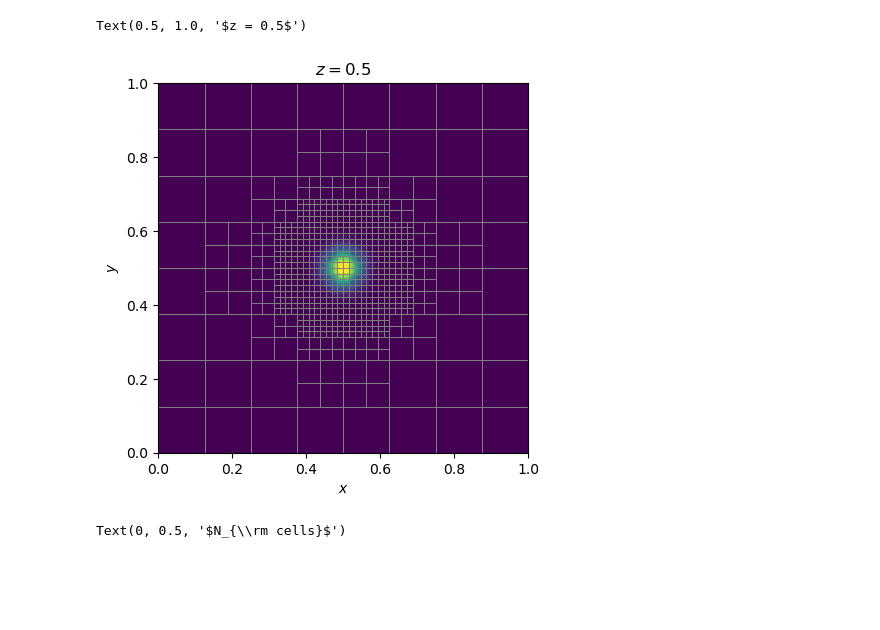
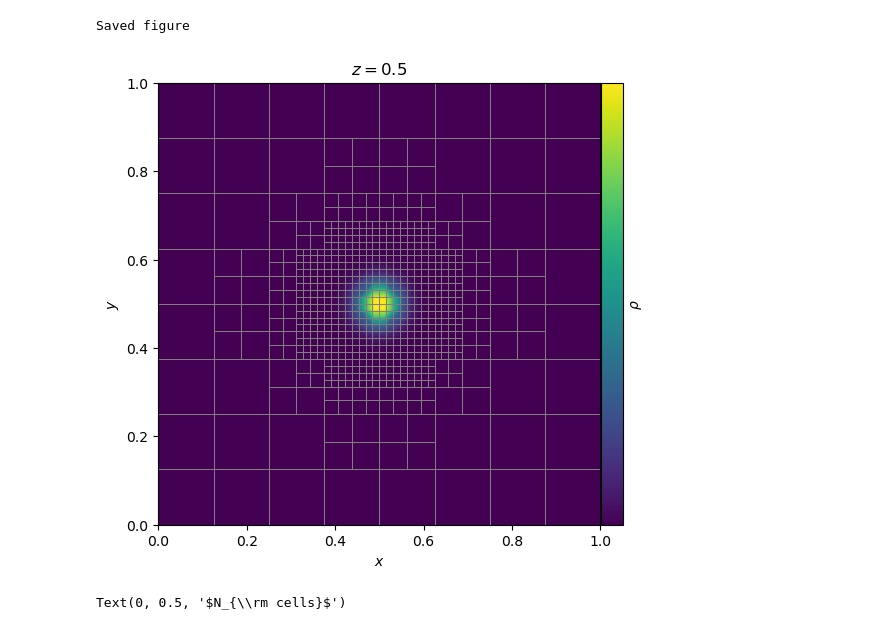
Before and after one commit to 314152718/amr-gpu, a Jupyter notebook: visualize.ipynb, the cells around one changed output. Cells and saved outputs as stored; diff of their text form; code cells hidden in the pictures; blank space fills up the shorter version.

Commit message:
added visualize

```diff
--- a/visualize.ipynb
+++ b/visualize.ipynb
@@ -6,3 +9,17 @@ from types import SimpleNamespace
+# %%
+def save_fig(fig_name, filetype="png", dpi=300):
+    '''
+    Save the current matplotlib figure.
+
+    Args
+    name (string): figure name
+    filetype (string): file type
+    dpi (int): dots per inch
+    '''
+    save_dir = '/home/za9132/amr-gpu/figures'
+    filename = "%s.%s" % (fig_name, filetype)
+    plt.savefig(os.path.join(save_dir, filename), bbox_inches="tight", dpi=dpi)
+    print('Saved figure')
 # %%
 with open('grid.csv', 'r') as f:
     lines = f.readlines()
@@ -42,11 +59,11 @@ ValueError: zero-size array to reduction operation minimum which has no identity
 # %%
-def plot_rho_slice(z, num=50):
+def plot_rho_slice(z, num=50, **kwargs):
     coord_min = [coord - 1 / 2**(grid.L + 1) for coord in [grid.x, grid.y, grid.z]]
     coord_max = [coord + 1 / 2**(grid.L + 1) for coord in [grid.x, grid.y, grid.z]]
     cond = (z >= coord_min[2]) * (z <= coord_max[2])
     x_grid, y_grid = np.meshgrid(np.linspace(0, 1, num), np.linspace(0, 1, num), indexing='ij')
     rho_grid = griddata((grid.x[cond], grid.y[cond]), grid.rho[cond], (x_grid, y_grid), fill_value=0)
-    im = plt.contourf(x_grid, y_grid, rho_grid, levels=200)
+    im = plt.contourf(x_grid, y_grid, rho_grid, **kwargs)
     return im
 
 def plot_grid_slice(z, color='black'):
@@ -55,17 +72,26 @@ def plot_grid_slice(z, color='black'):
     cond = (z >= coord_min[2]) * (z <= coord_max[2])
     plt.plot(np.array([coord_min[0][cond], coord_min[0][cond], coord_max[0][cond], coord_max[0][cond], coord_min[0][cond]]), np.array([coord_min[1][cond], coord_max[1][cond], coord_max[1][cond], coord_min[1][cond], coord_min[1][cond]]), color=color, lw=0.5)
 # %%
+fig = plt.figure(figsize=(6, 6))
+
 z = 0.5
-im = plot_rho_slice(z)
+im = plot_rho_slice(z, levels=200)
 plot_grid_slice(z, color='grey')
 
 plt.gca().set_aspect(1.)
 plt.xlabel(r'$x$')
 plt.ylabel(r'$y$')
 plt.title(r'$z = %.3g$' % z)
+
+cbar_ticks = []
+divider = make_axes_locatable(plt.gca())
+cax = divider.append_axes("right", size="5%", pad=0.01)
+plt.colorbar(im, cax=cax, ticks=cbar_ticks, label=r"$\rho$")
+
+save_fig('grid')
 # %% [output]
-Text(0.5, 1.0, '$z = 0.5$')
+Saved figure
-[figure, old version]
+[figure, new version]
 # %%
 plt.hist(grid.L, bins=np.arange(-0.5, 7))
 
```
Also changed, not shown: parts of 3 cells of this notebook.
